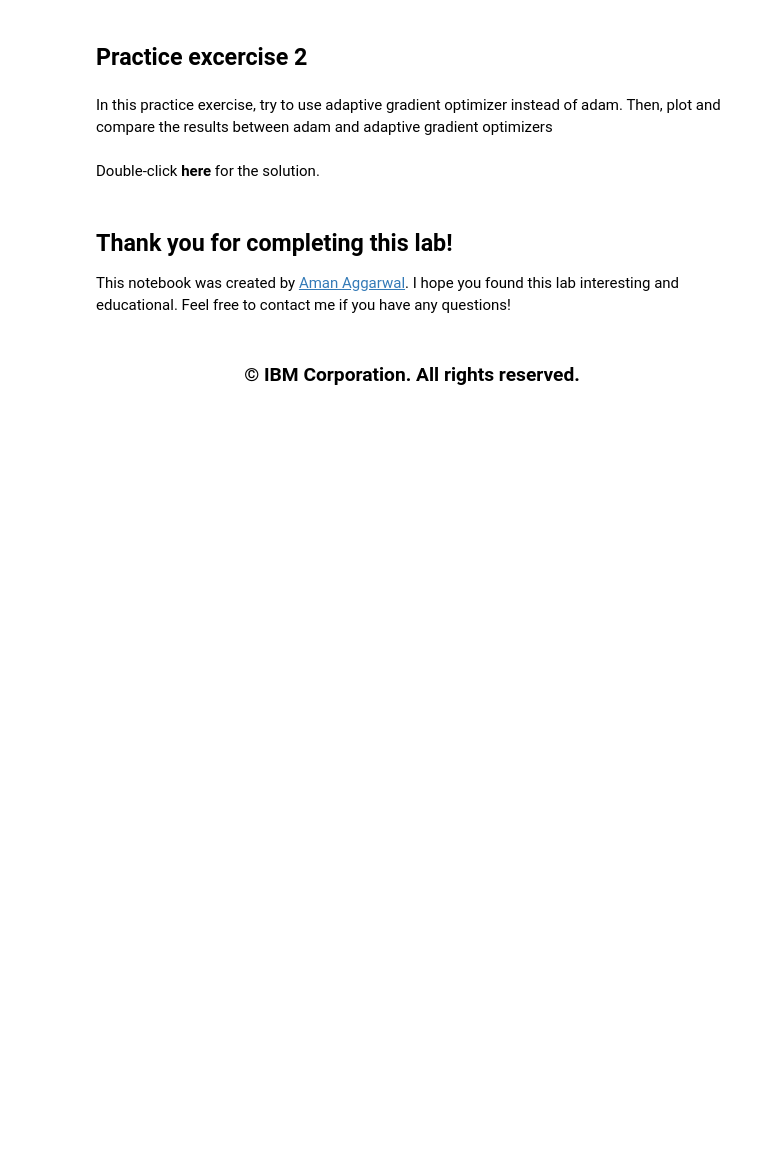
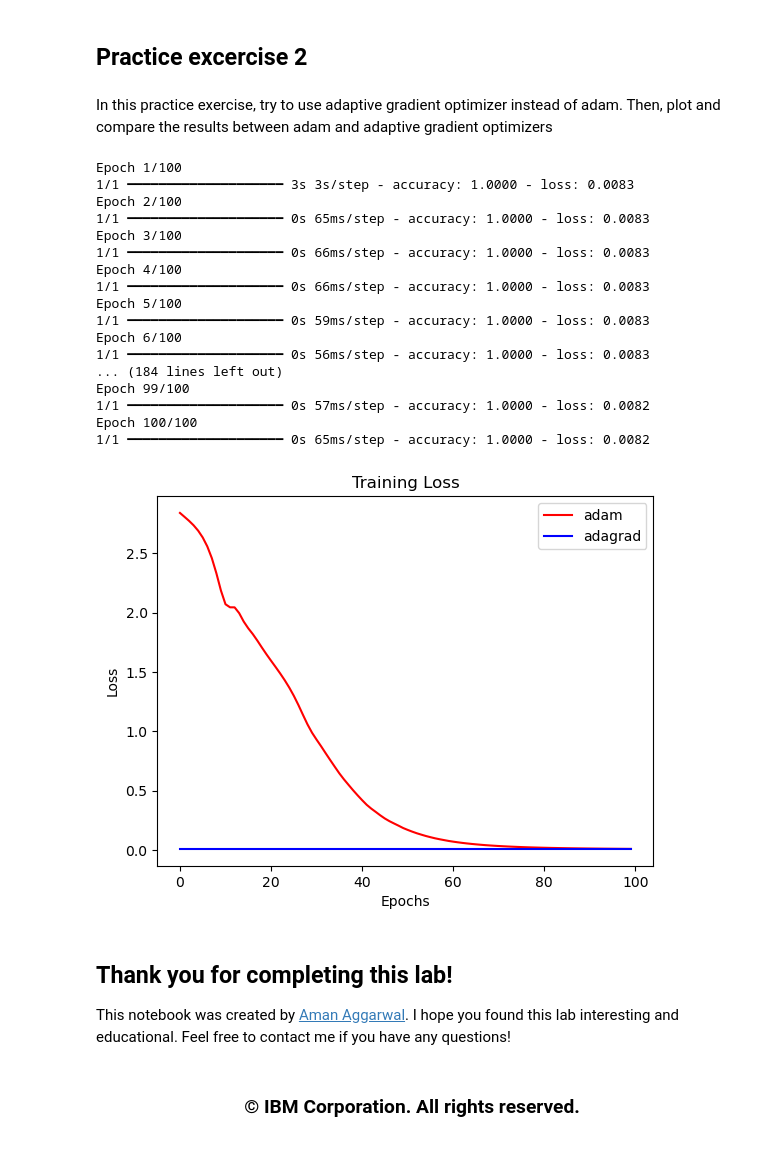
Before and after one commit to serene4444/-Deep-Learning-Neural-Networks-with-Keras-, a Jupyter notebook: Deep Learning Models/Transformers with Keras.ipynb, the cells around one changed output. Saved outputs shown, nothing was run; the diff lists cells and outputs as text; code cells hidden in the pictures; blank space fills up the shorter version.

```diff
--- a/Deep Learning Models/Transformers with Keras.ipynb
+++ b/Deep Learning Models/Transformers with Keras.ipynb
@@ -422,30 +439,41 @@ SyntaxError: invalid syntax. Perhaps you forgot a comma? (3928627597.py, line 50
 # %% [markdown]
 In this practice exercise, try to use adaptive gradient optimizer instead of adam. Then, plot and compare the results between adam and adaptive gradient optimizers
 # %%
-### Write your answer here
+#Full Model
+model = Model([encoder_inputs, decoder_inputs], decoder_outputs)
+model.compile(optimizer='adagrad', loss='categorical_crossentropy', metrics=['accuracy'])
+
+#Step 6: Train the Model
+history_adagrad = model.fit([input_sequences, decoder_input_data], decoder_output_data, epochs=100, batch_size=16)
+
+#Plotting training losses for glorot_uniform and he_uniform inititalizers
+import matplotlib.pyplot as plt
+plt.plot(history_glorot_adam.history['loss'], label="adam", color='red')
+plt.plot(history_adagrad.history['loss'], label="adagrad", color='blue')
+plt.title('Training Loss')
+plt.xlabel('Epochs')
+plt.ylabel('Loss')
+plt.legend()
+plt.show()
+# %% [output]
+Epoch 1/100
+1/1 ━━━━━━━━━━━━━━━━━━━━ 3s 3s/step - accuracy: 1.0000 - loss: 0.0083
+Epoch 2/100
+1/1 ━━━━━━━━━━━━━━━━━━━━ 0s 65ms/step - accuracy: 1.0000 - loss: 0.0083
+Epoch 3/100
+1/1 ━━━━━━━━━━━━━━━━━━━━ 0s 66ms/step - accuracy: 1.0000 - loss: 0.0083
+Epoch 4/100
+1/1 ━━━━━━━━━━━━━━━━━━━━ 0s 66ms/step - accuracy: 1.0000 - loss: 0.0083
+Epoch 5/100
+1/1 ━━━━━━━━━━━━━━━━━━━━ 0s 59ms/step - accuracy: 1.0000 - loss: 0.0083
+Epoch 6/100
+1/1 ━━━━━━━━━━━━━━━━━━━━ 0s 56ms/step - accuracy: 1.0000 - loss: 0.0083
+... (184 lines left out)
+Epoch 99/100
+1/1 ━━━━━━━━━━━━━━━━━━━━ 0s 57ms/step - accuracy: 1.0000 - loss: 0.0082
+Epoch 100/100
+1/1 ━━━━━━━━━━━━━━━━━━━━ 0s 65ms/step - accuracy: 1.0000 - loss: 0.0082
+[figure, added]
-# %% [markdown]
-Double-click <b>here</b> for the solution.
-
-<!-- Your answer is below:
-
-#Full Model
-model = Model([encoder_inputs, decoder_inputs], decoder_outputs)
-model.compile(optimizer='adagrad', loss='categorical_crossentropy', metrics=['accuracy'])
-
-
-#Step 6: Train the Model
-history_adagrad = model.fit([input_sequences, decoder_input_data], decoder_output_data, epochs=100, batch_size=16)
-
-#Plotting training losses for glorot_uniform and he_uniform inititalizers
-import matplotlib.pyplot as plt
-plt.plot(history_glorot_adam.history['loss'], label="adam", color='red')
-plt.plot(history_adagrad.history['loss'], label="adagrad", color='blue')
-plt.title('Training Loss')
-plt.xlabel('Epochs')
-plt.ylabel('Loss')
-plt.legend()
-plt.show()
--->
 # %% [markdown]
 ## Thank you for completing this lab!
 
```
Also changed, not shown: parts of 5 cells of this notebook, 1 other file.
